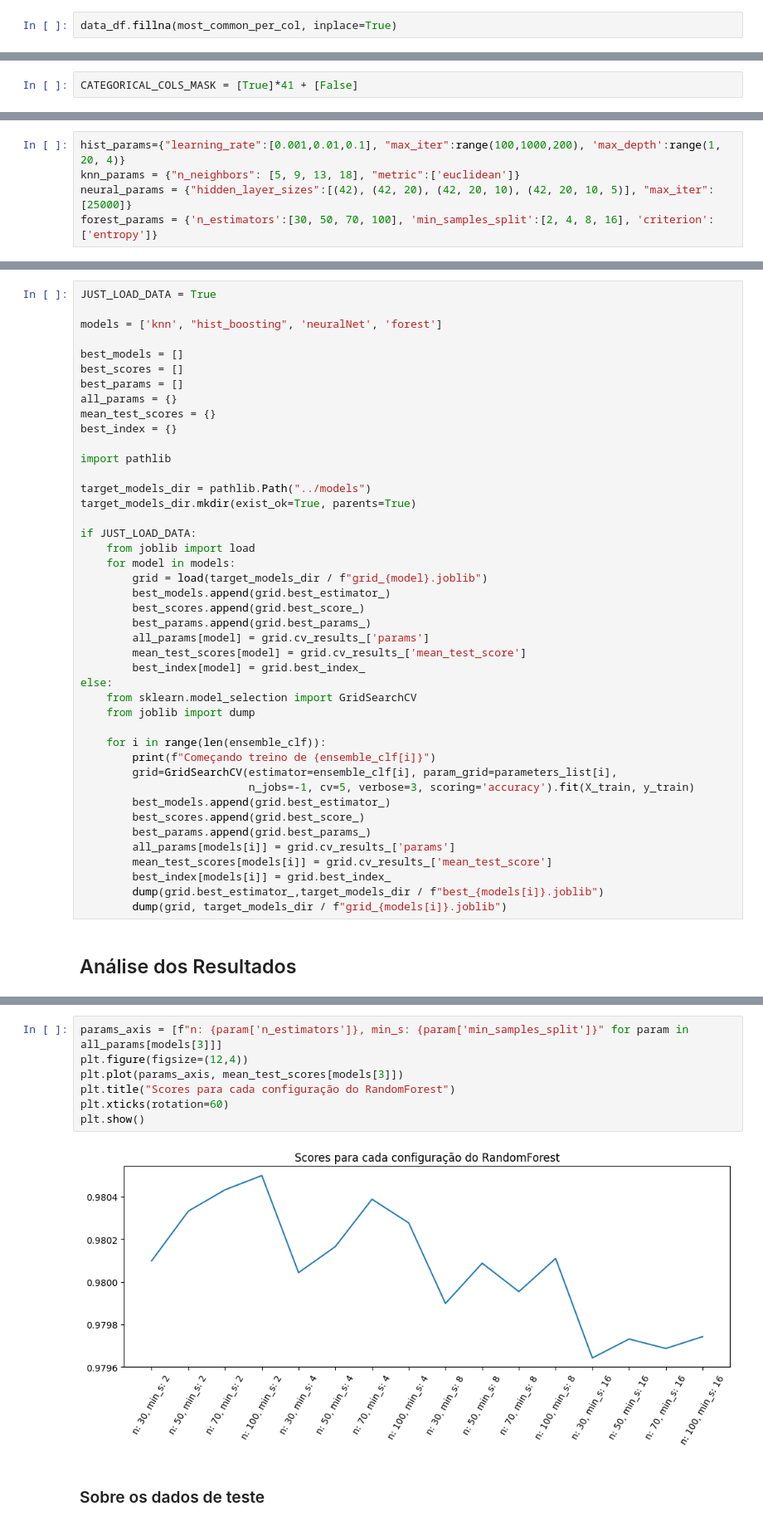
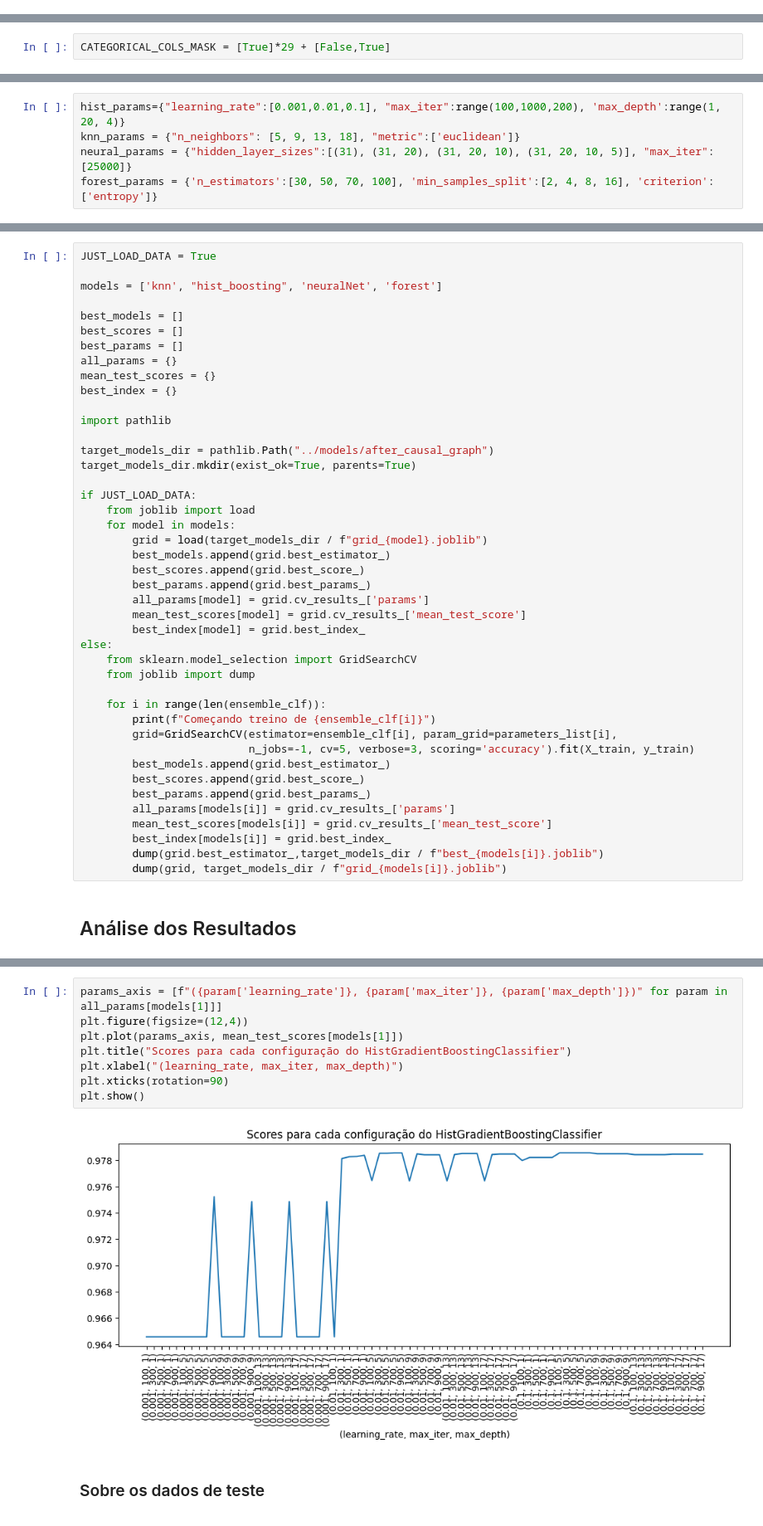
Before and after one commit to Pendulun/TWINSCausalidadeML, a Jupyter notebook: notebooks/3-dsc-models-training.ipynb, the cells around one changed output, grey strips where cells are left out. Shown at 83% size. Drawn from its saved outputs; the diff is of its cells as text.

Commit message:
Treinando modelos com base no grafo causal

```diff
--- a/notebooks/3-dsc-models-training.ipynb
+++ b/notebooks/3-dsc-models-training.ipynb
@@ -322,2 +198,0 @@ most_common_per_col
-# %%
-data_df.fillna(most_common_per_col, inplace=True)
@@ -408,5 +283,5 @@ from sklearn.neural_network import MLPClassifier
 # %%
-CATEGORICAL_COLS_MASK = [True]*41 + [False]
+CATEGORICAL_COLS_MASK = [True]*29 + [False,True]
 # %%
 DEFAULT_RANDOM_STATE = 42
 #https://stackoverflow.com/a/61183983/16264901
@@ -434,7 +309,7 @@ len(X_train.columns)
 # %%
 hist_params={"learning_rate":[0.001,0.01,0.1], "max_iter":range(100,1000,200), 'max_depth':range(1, 20, 4)}
 knn_params = {"n_neighbors": [5, 9, 13, 18], "metric":['euclidean']}
-neural_params = {"hidden_layer_sizes":[(42), (42, 20), (42, 20, 10), (42, 20, 10, 5)], "max_iter":[25000]}
+neural_params = {"hidden_layer_sizes":[(31), (31, 20), (31, 20, 10), (31, 20, 10, 5)], "max_iter":[25000]}
 forest_params = {'n_estimators':[30, 50, 70, 100], 'min_samples_split':[2, 4, 8, 16], 'criterion':['entropy']}
 # %% [markdown]
 - HistGradientBoostingClassifier: Por ser um modelo de boosting, os decision stumps do modelo podem/devem ser de baixíssima capacidade. Por padrão, o sklearn não define a profundidade máxima das árvores, portanto, variei esse valor entre 1 e 20. Além disso, variei a quantidade máxima de decision stumps até 1000 pois os modelos de boosting são bem robustos. Também variei o learning_rate.
@@ -469,7 +344,7 @@ best_index = {}
 
 import pathlib
 
-target_models_dir = pathlib.Path("../models")
+target_models_dir = pathlib.Path("../models/after_causal_graph")
 target_models_dir.mkdir(exist_ok=True, parents=True)
 
 if JUST_LOAD_DATA:
@@ -526,12 +402,13 @@ best_params[3]
 # %%
-params_axis = [f"n: {param['n_estimators']}, min_s: {param['min_samples_split']}" for param in all_params[models[3]]]
+params_axis = [f"({param['learning_rate']}, {param['max_iter']}, {param['max_depth']})" for param in all_params[models[1]]]
 plt.figure(figsize=(12,4))
-plt.plot(params_axis, mean_test_scores[models[3]])
-plt.title("Scores para cada configuração do RandomForest")
-plt.xticks(rotation=60)
+plt.plot(params_axis, mean_test_scores[models[1]])
+plt.title("Scores para cada configuração do HistGradientBoostingClassifier")
+plt.xlabel("(learning_rate, max_iter, max_depth)")
+plt.xticks(rotation=90)
 plt.show()
 # %% [output]
-[figure, old version]
+[figure, new version]
 # %% [markdown]
 ### Sobre os dados de teste
 # %%
```
Also changed, not shown: parts of 59 cells of this notebook, 17 other files.
